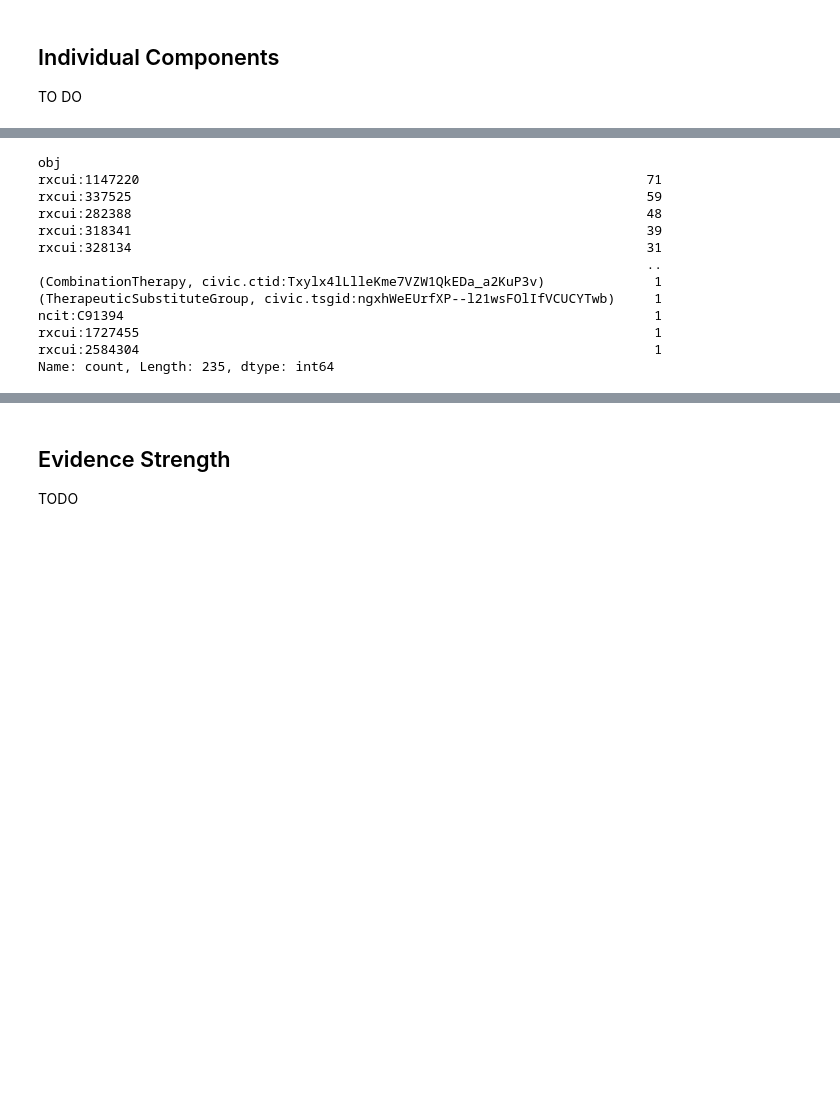
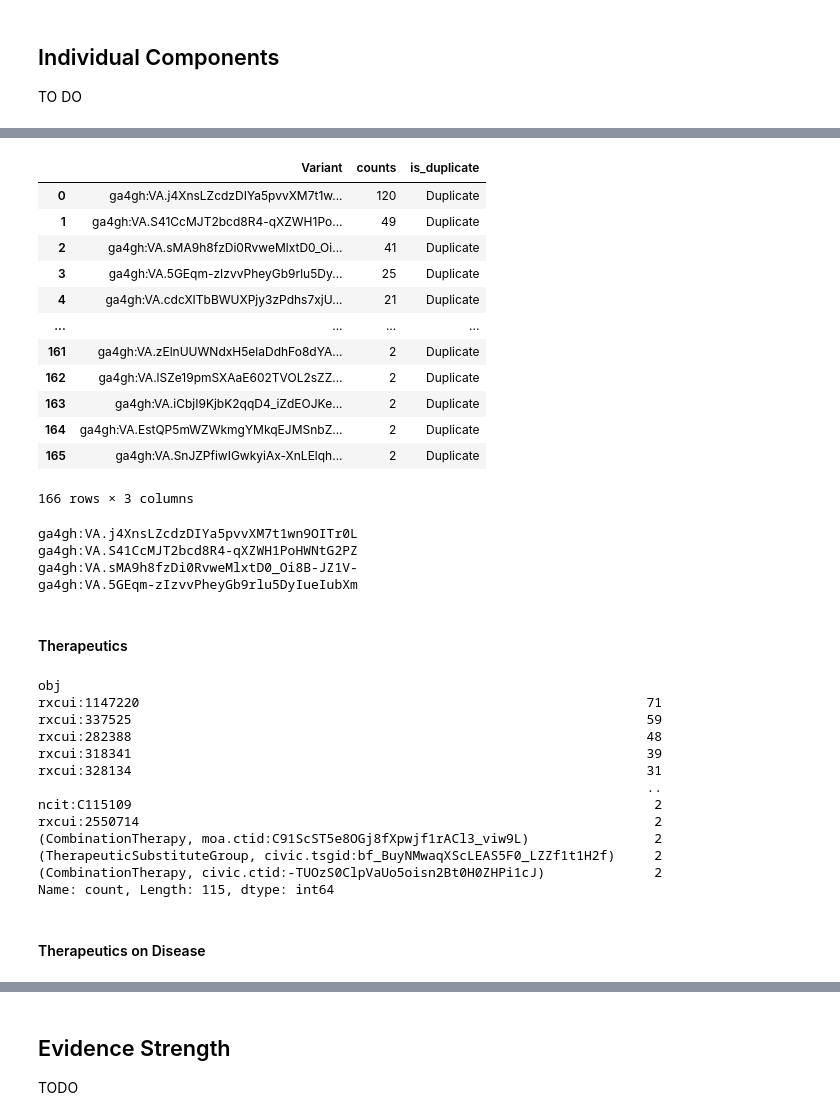
Before and after one commit to cancervariants/metakb, a Jupyter notebook: notebooks/statements.ipynb, the cells around one changed output, grey strips where cells are left out. Saved outputs shown, nothing was run; the diff lists cells and outputs as text; code cells hidden in the pictures; blank space fills up the shorter version.

Commit message:
figures + different aggregation combinations

```diff
--- a/notebooks/statements.ipynb
+++ b/notebooks/statements.ipynb
@@ -367,0 +370,3 @@ Name: count, Length: 450, dtype: int64
+# %%
+tdf = df['subject'].value_counts().rename_axis('Variant').reset_index(name='counts')
+tdf[0:166]
@@ -367,0 +387,29 @@ Name: count, Length: 450, dtype: int64
+# %%
+tdf['is_duplicate'] = tdf['counts'].apply(duplicate_detect)
+tdf[0:166]
+# %% [output]
+|  | Variant | counts | is_duplicate |
+| 0 | ga4gh:VA.j4XnsLZcdzDIYa5pvvXM7t1w... | 120 | Duplicate |
+| 1 | ga4gh:VA.S41CcMJT2bcd8R4-qXZWH1Po... | 49 | Duplicate |
+| 2 | ga4gh:VA.sMA9h8fzDi0RvweMlxtD0_Oi... | 41 | Duplicate |
+| 3 | ga4gh:VA.5GEqm-zIzvvPheyGb9rlu5Dy... | 25 | Duplicate |
+| 4 | ga4gh:VA.cdcXITbBWUXPjy3zPdhs7xjU... | 21 | Duplicate |
+| ... | ... | ... | ... |
+| 161 | ga4gh:VA.zElnUUWNdxH5elaDdhFo8dYA... | 2 | Duplicate |
+| 162 | ga4gh:VA.lSZe19pmSXAaE602TVOL2sZZ... | 2 | Duplicate |
+| 163 | ga4gh:VA.iCbjI9KjbK2qqD4_iZdEOJKe... | 2 | Duplicate |
+| 164 | ga4gh:VA.EstQP5mWZWkmgYMkqEJMSnbZ... | 2 | Duplicate |
+| 165 | ga4gh:VA.SnJZPfiwIGwkyiAx-XnLElqh... | 2 | Duplicate |
+166 rows × 3 columns
+# %%
+for variation in tdf['Variant'][0:4]:
+    print(variation)
+    # V600E
+    # L858R
+    # T790M
+    # H1047R
+# %% [output]
+ga4gh:VA.j4XnsLZcdzDIYa5pvvXM7t1wn9OITr0L
+ga4gh:VA.S41CcMJT2bcd8R4-qXZWH1PoHWNtG2PZ
+ga4gh:VA.sMA9h8fzDi0RvweMlxtD0_Oi8B-JZ1V-
+ga4gh:VA.5GEqm-zIzvvPheyGb9rlu5DyIueIubXm
@@ -368,5 +429,7 @@ Name: count, Length: 450, dtype: int64
+# %% [markdown]
+#### Therapeutics
 # %%
-df['obj'].value_counts()
+df['obj'].value_counts()[0:115] # Duplicates
 # %% [output]
 obj
 rxcui:1147220                                                                 71
@@ -375,10 +438,12 @@ rxcui:282388                                                                  48
 rxcui:318341                                                                  39
 rxcui:328134                                                                  31
                                                                               ..
-(CombinationTherapy, civic.ctid:Txylx4lLlleKme7VZW1QkEDa_a2KuP3v)              1
-(TherapeuticSubstituteGroup, civic.tsgid:ngxhWeEUrfXP--l21wsFOlIfVCUCYTwb)     1
-ncit:C91394                                                                    1
-rxcui:1727455                                                                  1
-rxcui:2584304                                                                  1
-Name: count, Length: 235, dtype: int64
+ncit:C115109                                                                   2
+rxcui:2550714                                                                  2
+(CombinationTherapy, moa.ctid:C91ScST5e8OGj8fXpwjf1rACl3_viw9L)                2
+(TherapeuticSubstituteGroup, civic.tsgid:bf_BuyNMwaqXScLEAS5F0_LZZf1t1H2f)     2
+(CombinationTherapy, civic.ctid:-TUOzS0ClpVaUo5oisn2Bt0H0ZHPi1cJ)              2
+Name: count, Length: 115, dtype: int64
+# %% [markdown]
+#### Therapeutics on Disease
 # %%
```
Also changed, not shown: parts of 15 cells of this notebook, 5 other files.
